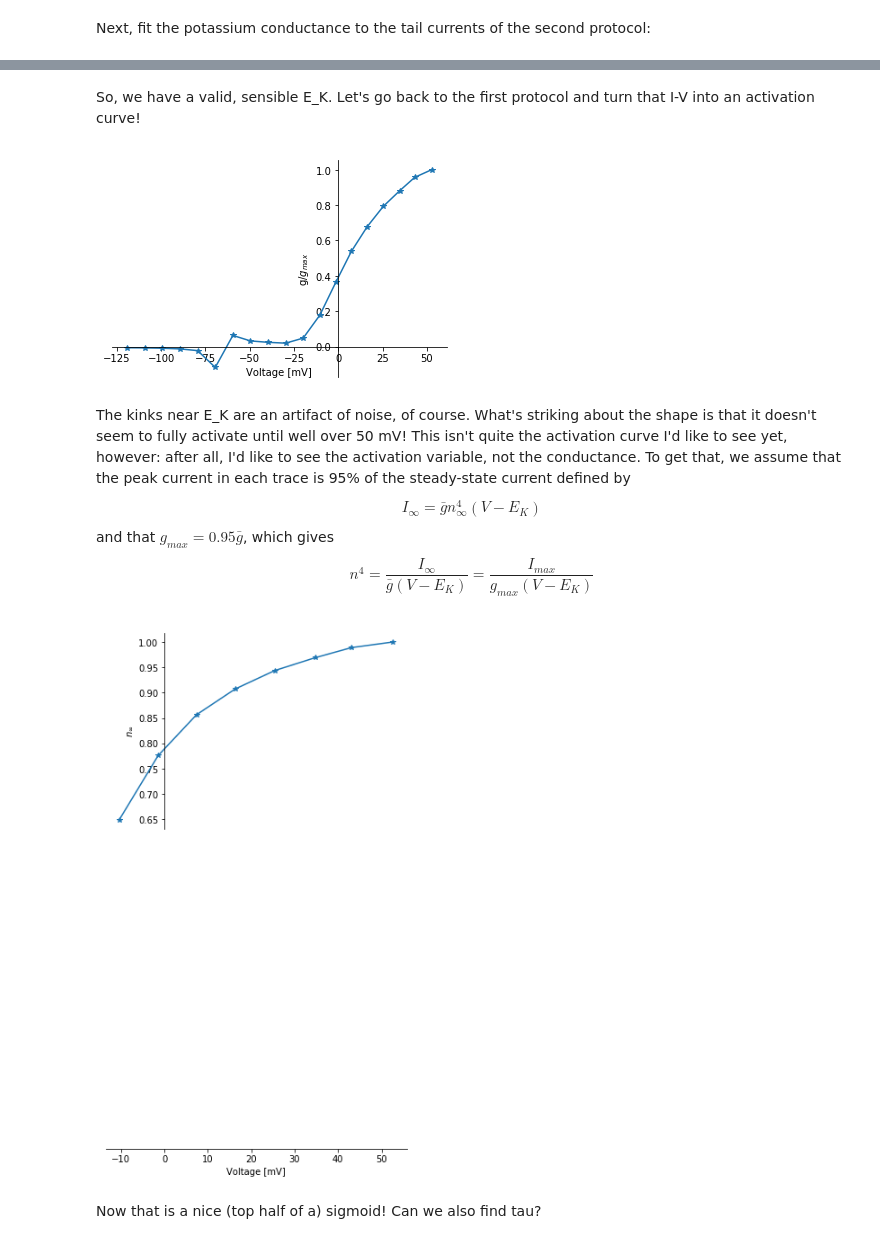
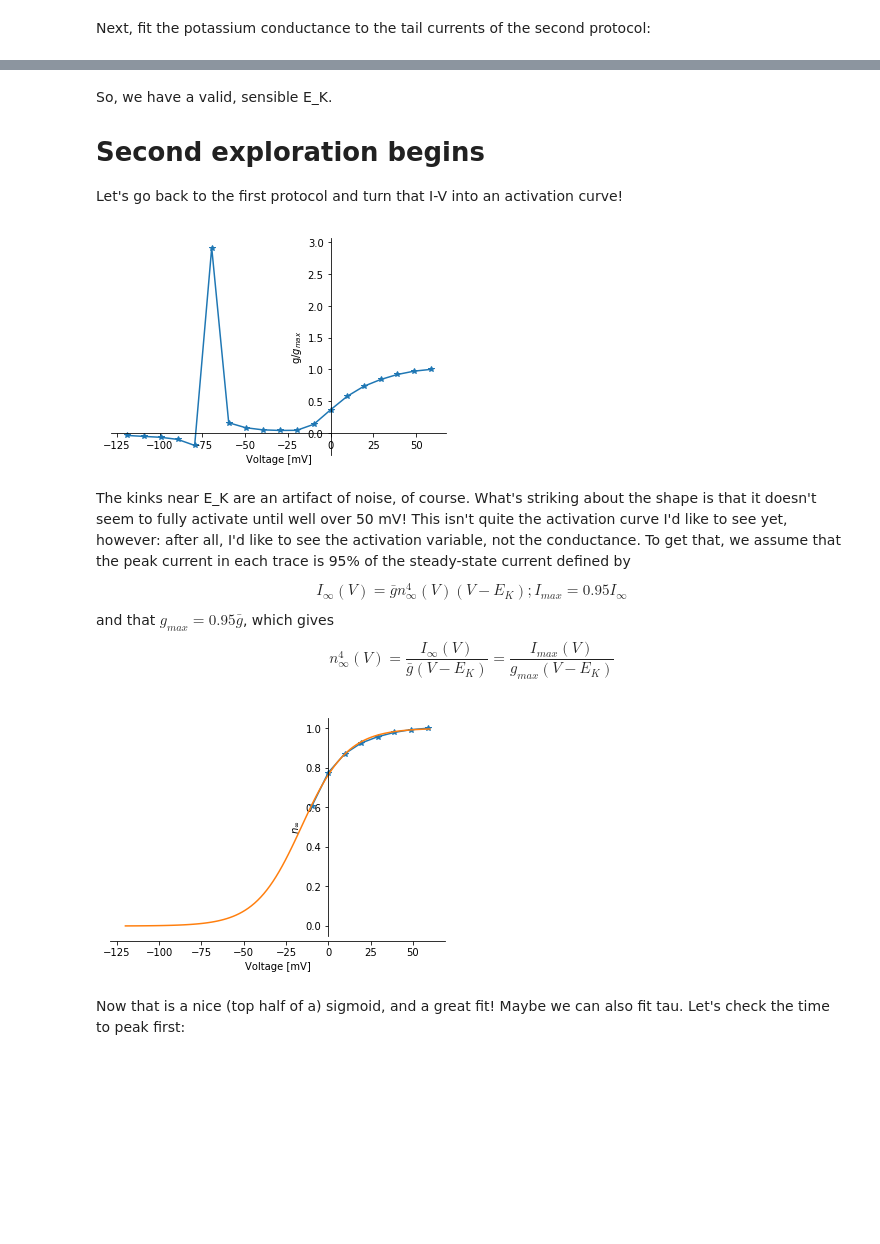
Before and after one commit to kernfel/mostips-analysis, a Jupyter notebook: Kv2.1 exploratory analysis 2.ipynb, the cells around one changed output, grey strips where cells are left out. Cells and saved outputs as stored; diff of their text form; code cells hidden in the pictures; blank space fills up the shorter version.

```diff
--- a/Kv2.1 exploratory analysis 2.ipynb
+++ b/Kv2.1 exploratory analysis 2.ipynb
@@ -7,6 +11,6 @@ from analysis_helpers import *
 # %%
 filebase = '/home/kernfel/Documents/Data/Oocytes/2017_12_06_%04d.atf'
-fileno, fileno2 = 0, 1
+fileno, fileno2 = 9,10
 savebase = filebase[:-4] % fileno + '-' + str(fileno2)
 params = dict()
 tres = 0.025 # Time of one sample in ms
@@ -67,4 +71,2 @@ plt.savefig(savebase + '.leak_IV.png')
 # %% [markdown]
 Next, fit the potassium conductance to the tail currents of the second protocol:
-# %%
-fit_tails(rec2, params, 4760, 40000)
@@ -88,0 +73,3 @@ fit_tails(rec2, params, 4760, 40000)
+# %%
+rec2_limits = (4750, 10000)
+fit_tails(rec2, rec2_limits[0], rec2_limits[1], baseline = [np.median(I[40000:44000]) for I in rec2.current])
@@ -118,5 +123,7 @@ plt.savefig(savebase + '.tail_IV.png')
 # %% [markdown]
-So, we have a valid, sensible E_K. Let's go back to the first protocol and turn that I-V into an activation curve!
+So, we have a valid, sensible E_K.
+# Second exploration begins
+Let's go back to the first protocol and turn that I-V into an activation curve!
 # %%
 median_voltages = [np.median(V[rec_limits[0]:rec_limits[1]]) for V in rec.voltage]
 peak_currents = [np.max(rec.current[i][rec_limits[0]:rec_limits[1]]) - params['I_leak'](median_voltages[i])
@@ -130,25 +137,40 @@ g_norm = np.array(gK) / gMax
 fig, ax = plt.subplots()
 IVplot(g_norm, median_voltages, ax, Ilabel='g/$g_{max}$')
 # %% [output]
-[figure, old version]
+[figure, new version]
 # %% [markdown]
 The kinks near E_K are an artifact of noise, of course. What's striking about the shape is that it doesn't seem to fully activate until well over 50 mV!
 This isn't quite the activation curve I'd like to see yet, however: after all, I'd like to see the activation variable, not the conductance. To get that, we assume that the peak current in each trace is 95% of the steady-state current defined by
-$$I_{\infty} = \bar{g} n_{\infty}^4 (V-E_K)$$
+$$I_{\infty}(V) = \bar{g} n_{\infty}^4(V) (V-E_K); I_{max} = 0.95 I_{\infty}$$
 and that $g_{max} = 0.95 \bar{g}$, which gives
-$$n^4 = \frac {I_{\infty}} {\bar{g} (V-E_K)} = \frac {I_{max}} {g_{max} (V-E_K)}$$
+$$n_\infty^4(V) = \frac {I_{\infty}(V)} {\bar{g} (V-E_K)} = \frac {I_{max}(V)} {g_{max} (V-E_K)}$$
 # %%
 # Only show the top end, where g/gmax > 10% -- below that, it gets noisy and messy, because peaks aren't
 # reliably detectable any longer.
 for i in range(len(g_norm)):
-    if n_inf[-i-1] < 0.1:
+    if g_norm[-i-1] < 0.1:
         break
 min_peak = len(g_norm) - i
+n_inf = np.power(g_norm[min_peak:], 0.25)
 
+# Plot n_inf
 fig, ax = plt.subplots()
-IVplot(np.power(g_norm[min_peak:], 0.25), median_voltages[min_peak:], ax, Ilabel='$n_{\\infty}$')
+IVplot(n_inf, median_voltages[min_peak:], ax, Ilabel='$n_{\\infty}$')
+
+# Fit a sigmoid
+def sigmoid(x, Vhalf, Vslope):
+    return 1/(1 + np.exp((x - Vhalf)/ Vslope))
+p, cov = scipy.optimize.curve_fit(sigmoid, median_voltages[min_peak:], n_inf, [-25., -1.])
+
+# Show it
+V = np.linspace(-120, 60, 100)
+ax.plot(V, sigmoid(V, p[0], p[1]));
+
+# Save it
+params['nK_mid'] = p[0]
+params['nK_slope'] = p[1]
 # %% [output]
-[figure, old version]
+[figure, new version]
 # %% [markdown]
-Now that is a nice (top half of a) sigmoid! Can we also find tau?
+Now that is a nice (top half of a) sigmoid, and a great fit! Maybe we can also fit tau. Let's check the time to peak first:
 # %%
```
Also changed, not shown: parts of 24 cells of this notebook, 2 other files.
